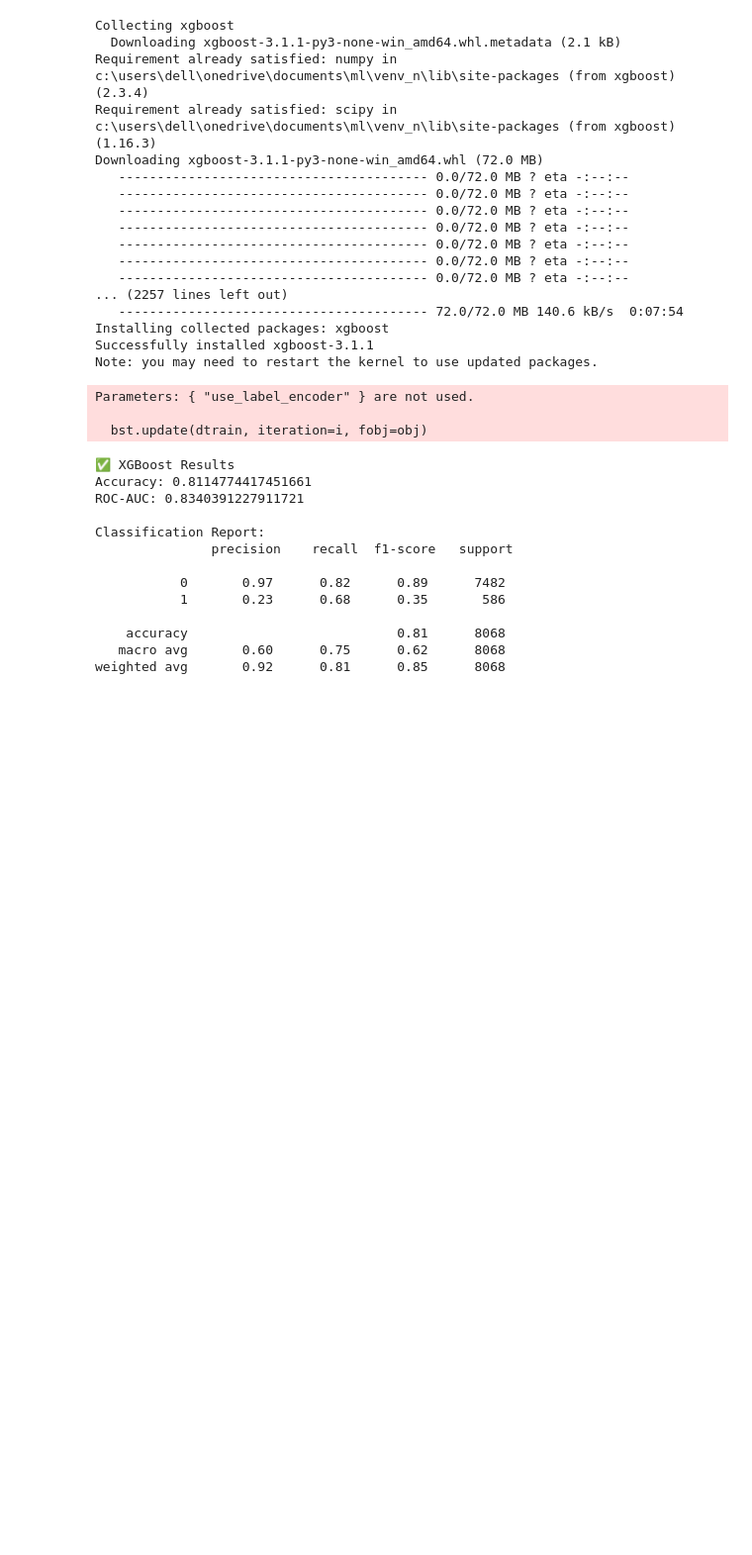
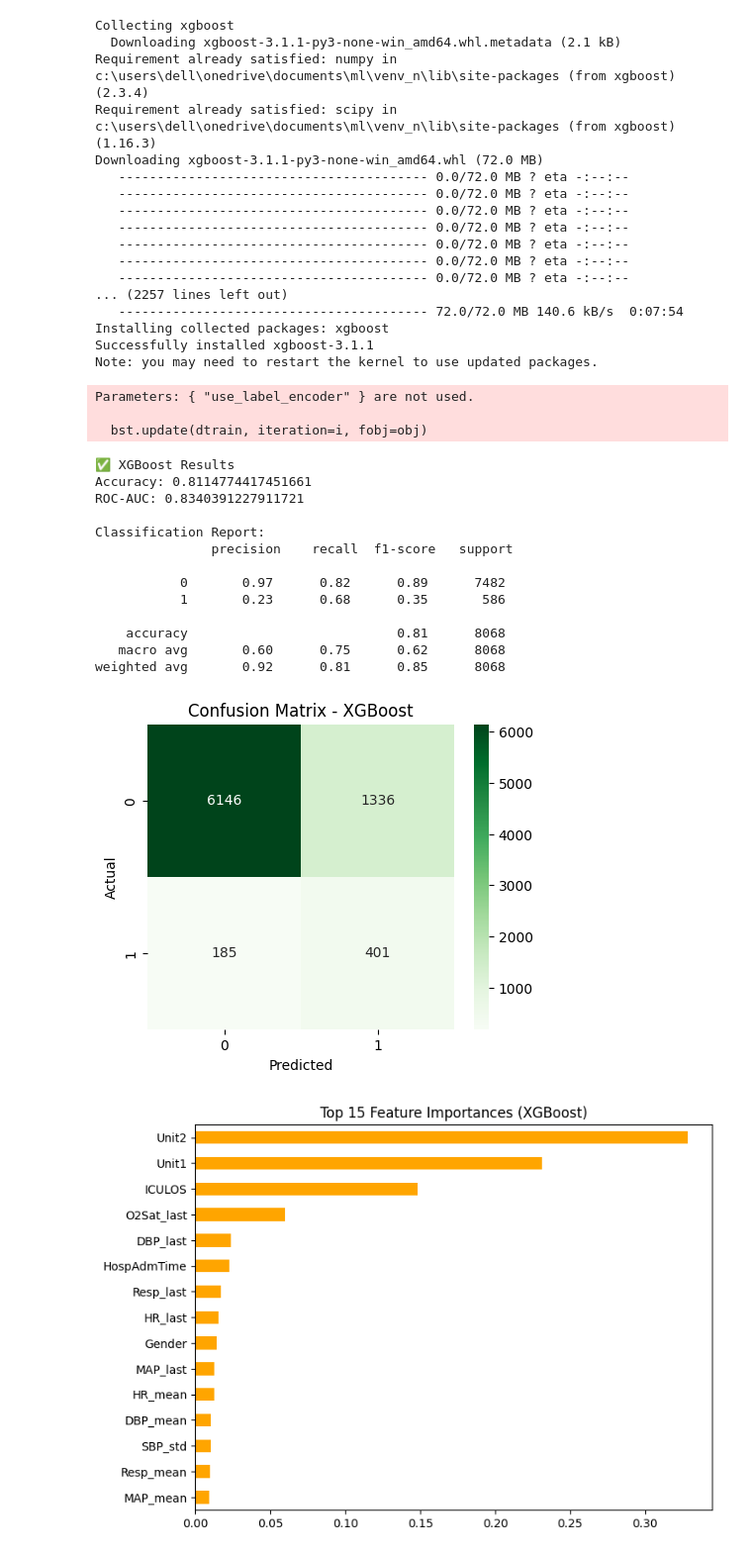
Before and after one commit to kmeghanasai/ML, a Jupyter notebook: early_sepsis_detection/notebooks/train_model/XGBoost.ipynb, the cells around one changed output. Shown at 99% size. Cells and saved outputs as stored; diff of their text form; code cells hidden in the pictures; blank space fills up the shorter version.

```diff
--- a/early_sepsis_detection/notebooks/train_model/XGBoost.ipynb
+++ b/early_sepsis_detection/notebooks/train_model/XGBoost.ipynb
@@ -61,43 +61,45 @@ xgb.fit(X_train_scaled, y_train)
 
 # --- 5️⃣ Predict and evaluate ---
 y_pred = xgb.predict(X_test_scaled)
 y_proba = xgb.predict_proba(X_test_scaled)[:, 1]  # probabilities for class 1
 
 print("✅ XGBoost Results")
 print("Accuracy:", accuracy_score(y_test, y_pred))
 print("ROC-AUC:", roc_auc_score(y_test, y_proba))
 print("\nClassification Report:\n", classification_report(y_test, y_pred))
 
 # --- 6️⃣ Confusion matrix ---
-# cm = confusion_matrix(y_test, y_pred)
-# plt.figure(figsize=(5,4))
-# sns.heatmap(cm, annot=True, fmt='d', cmap='Greens')
-# plt.xlabel("Predicted")
-# plt.ylabel("Actual")
-# plt.title("Confusion Matrix - XGBoost")
-# plt.show()
+cm = confusion_matrix(y_test, y_pred)
+plt.figure(figsize=(5,4))
+sns.heatmap(cm, annot=True, fmt='d', cmap='Greens')
+plt.xlabel("Predicted")
+plt.ylabel("Actual")
+plt.title("Confusion Matrix - XGBoost")
+plt.show()
 
 # --- 7️⃣ Feature importance ---
-# importances = pd.Series(xgb.feature_importances_, index=X_train.columns).sort_values(ascending=False)
-# plt.figure(figsize=(8,6))
-# importances[:15].plot(kind='barh', color='orange')
-# plt.title("Top 15 Feature Importances (XGBoost)")
-# plt.gca().invert_yaxis()
-# plt.show()
+importances = pd.Series(xgb.feature_importances_, index=X_train.columns).sort_values(ascending=False)
+plt.figure(figsize=(8,6))
+importances[:15].plot(kind='barh', color='orange')
+plt.title("Top 15 Feature Importances (XGBoost)")
+plt.gca().invert_yaxis()
+plt.show()
 # %% [output]
 Parameters: { "use_label_encoder" } are not used.
 
   bst.update(dtrain, iteration=i, fobj=obj)
 ✅ XGBoost Results
 Accuracy: 0.8114774417451661
 ROC-AUC: 0.8340391227911721
 
 Classification Report:
                precision    recall  f1-score   support
 
            0       0.97      0.82      0.89      7482
            1       0.23      0.68      0.35       586
 
     accuracy                           0.81      8068
    macro avg       0.60      0.75      0.62      8068
 weighted avg       0.92      0.81      0.85      8068
+[figure, added]
+[figure, added]
```
Also changed, not shown: parts of 1 cell of this notebook.
